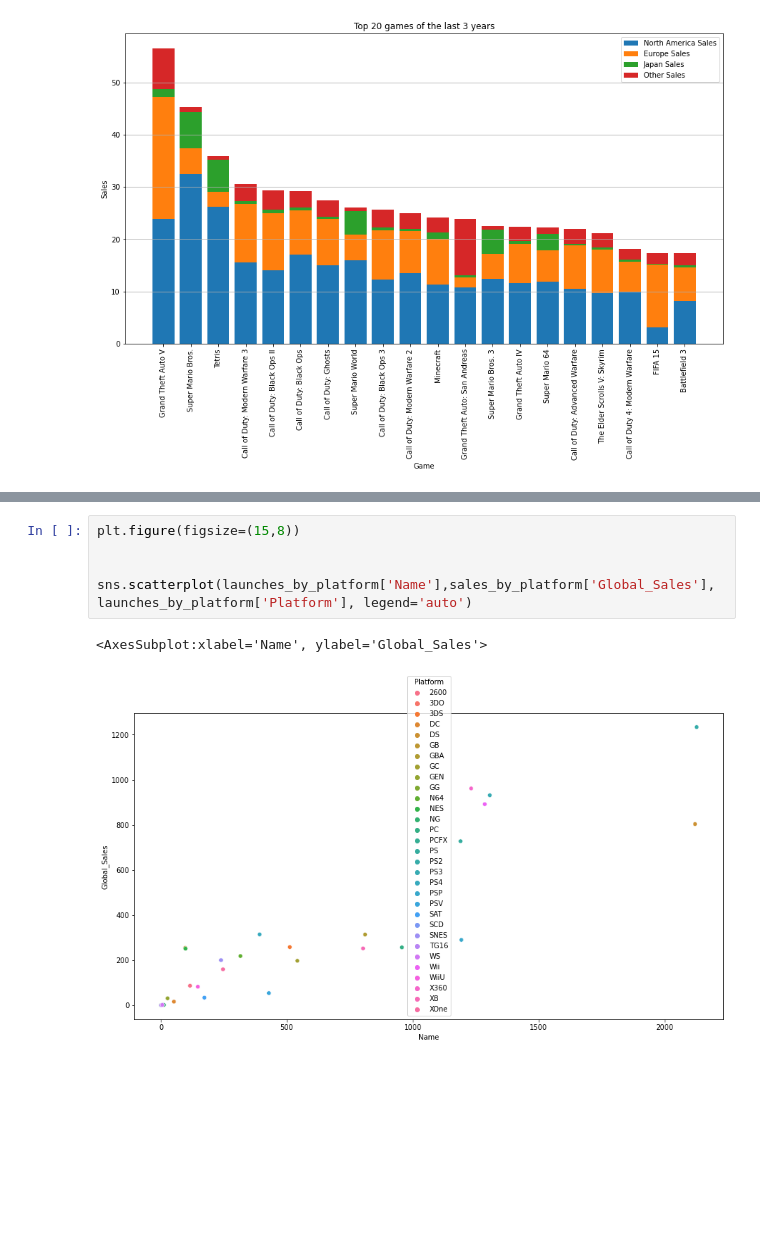
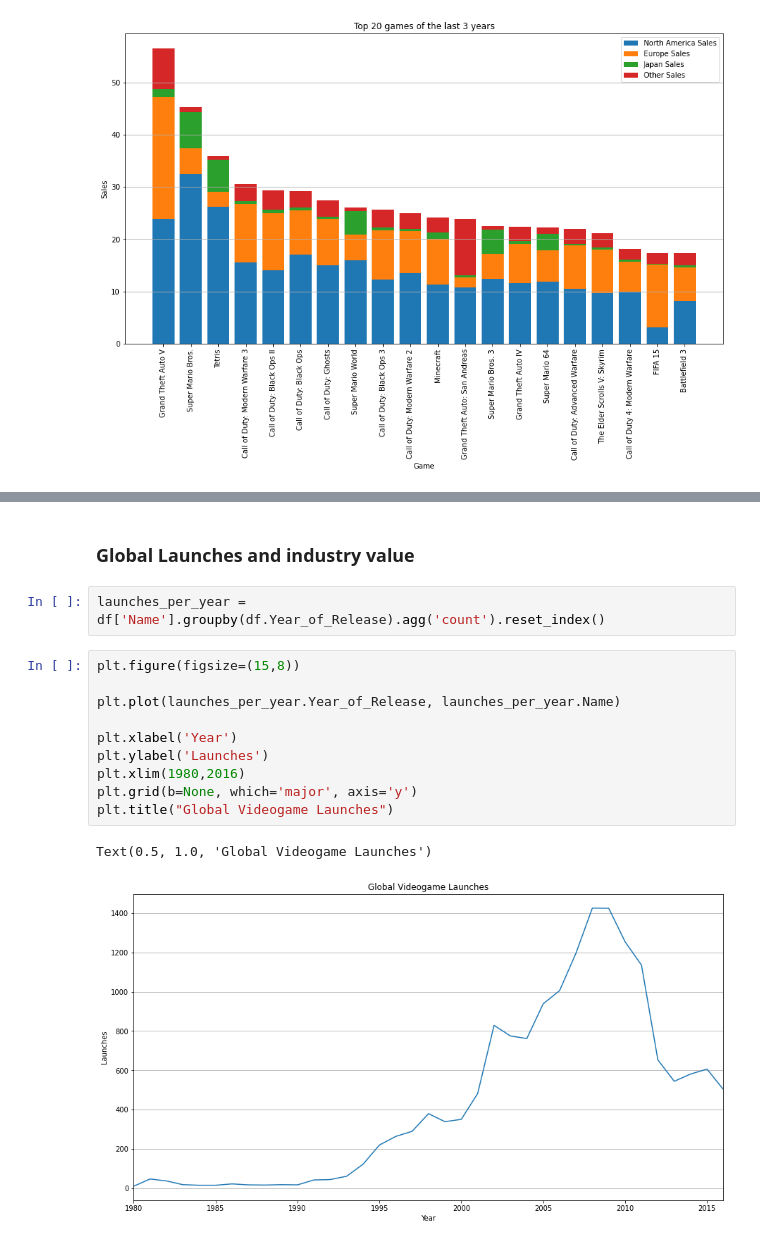
Before and after one commit to migueldf/data-storytelling, a Jupyter notebook: main.ipynb, the cells around one changed output, grey strips where cells are left out. Saved outputs shown, nothing was run; the diff lists cells and outputs as text; blank space fills up the shorter version.

```diff
--- a/main.ipynb
+++ b/main.ipynb
@@ -158,8 +126,17 @@ ValueError: 'c' argument must be a color, a sequence of colors, or a sequence of
-# %%
-plt.figure(figsize=(15,8))
-
-
-sns.scatterplot(launches_by_platform['Name'],sales_by_platform['Global_Sales'], launches_by_platform['Platform'], legend='auto')
-# %% [output]
-<AxesSubplot:xlabel='Name', ylabel='Global_Sales'>
-[figure, removed]
+# %% [markdown]
+### Global Launches and industry value
+# %%
+launches_per_year = df['Name'].groupby(df.Year_of_Release).agg('count').reset_index()
+# %%
+plt.figure(figsize=(15,8))
+
+plt.plot(launches_per_year.Year_of_Release, launches_per_year.Name)
+
+plt.xlabel('Year')
+plt.ylabel('Launches')
+plt.xlim(1980,2016)
+plt.grid(b=None, which='major', axis='y')
+plt.title("Global Videogame Launches")
+# %% [output]
+Text(0.5, 1.0, 'Global Videogame Launches')
+[figure, added]
```
Also changed, not shown: parts of 17 cells of this notebook.
